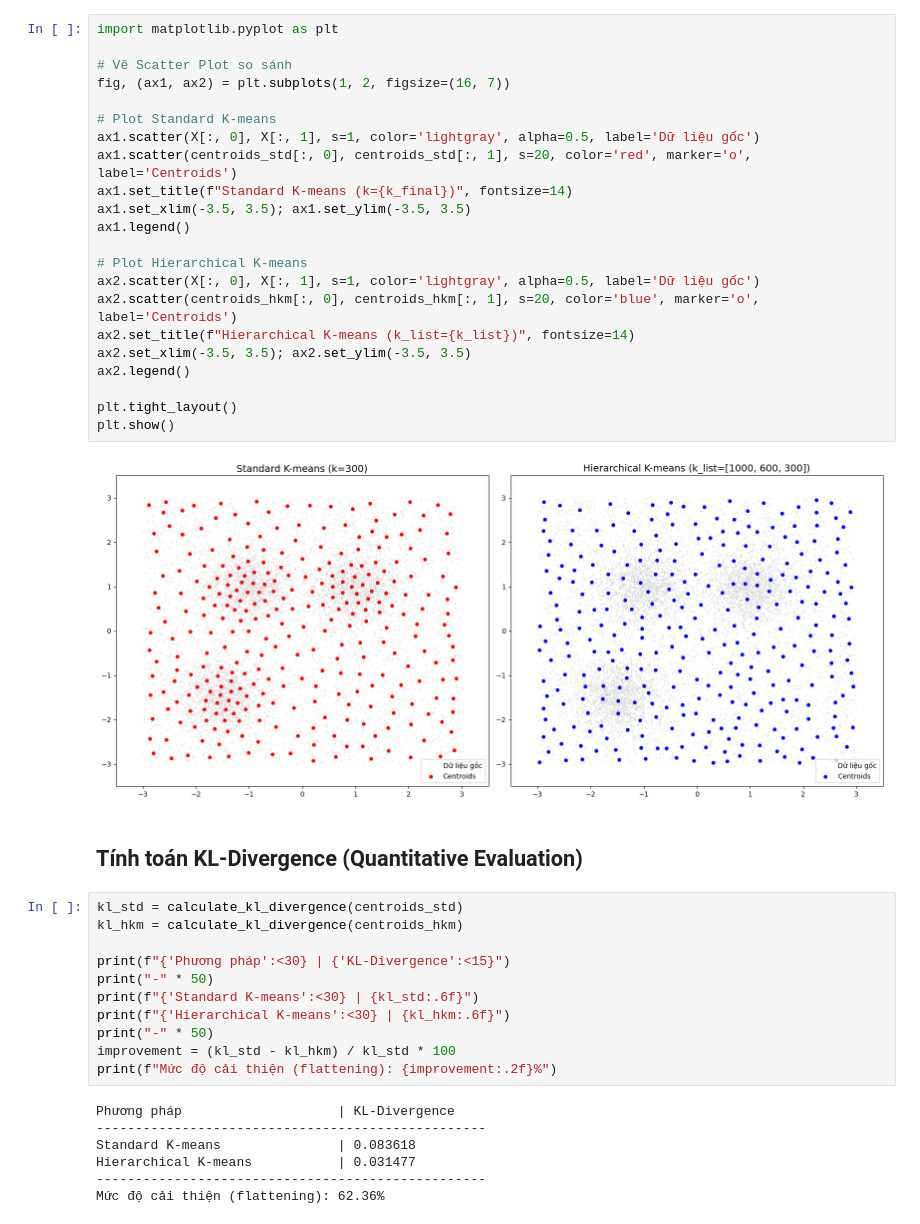
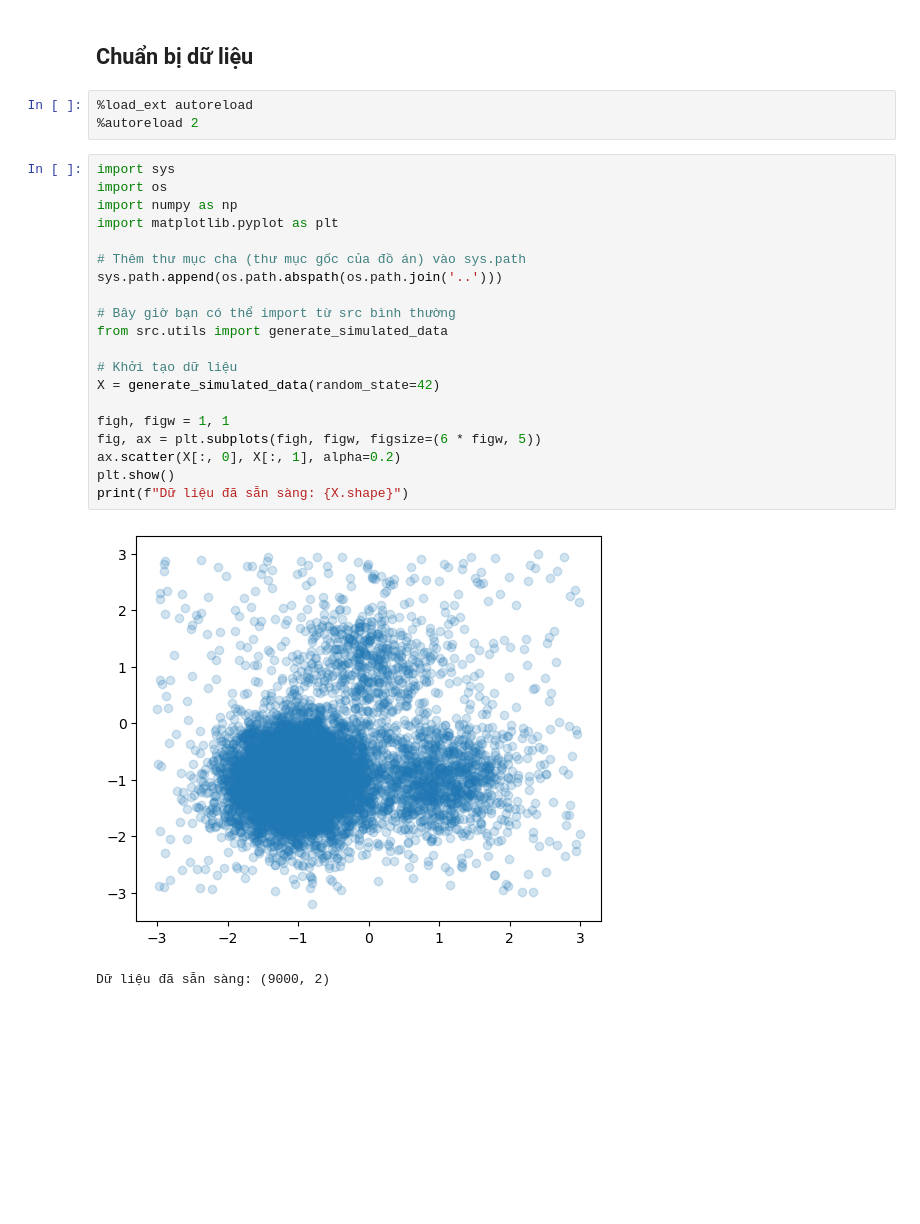
Before and after one commit to pqthinh232/Data-Mining-Lab-3-Clustering-and-its-applications, a Jupyter notebook: notebooks/01_main_experiments.ipynb, the cells around one changed output. Saved outputs shown, nothing was run; the diff lists cells and outputs as text; blank space fills up the shorter version.

```diff
--- a/notebooks/01_main_experiments.ipynb
+++ b/notebooks/01_main_experiments.ipynb
@@ -83,44 +1,28 @@ centroids_hkm = results["final_centroids"]
-# %%
-import matplotlib.pyplot as plt
-
-# Vẽ Scatter Plot so sánh
-fig, (ax1, ax2) = plt.subplots(1, 2, figsize=(16, 7))
-
-# Plot Standard K-means
-ax1.scatter(X[:, 0], X[:, 1], s=1, color='lightgray', alpha=0.5, label='Dữ liệu gốc')
-ax1.scatter(centroids_std[:, 0], centroids_std[:, 1], s=20, color='red', marker='o', label='Centroids')
-ax1.set_title(f"Standard K-means (k={k_final})", fontsize=14)
-ax1.set_xlim(-3.5, 3.5); ax1.set_ylim(-3.5, 3.5)
-ax1.legend()
-
-# Plot Hierarchical K-means
-ax2.scatter(X[:, 0], X[:, 1], s=1, color='lightgray', alpha=0.5, label='Dữ liệu gốc')
-ax2.scatter(centroids_hkm[:, 0], centroids_hkm[:, 1], s=20, color='blue', marker='o', label='Centroids')
-ax2.set_title(f"Hierarchical K-means (k_list={k_list})", fontsize=14)
-ax2.set_xlim(-3.5, 3.5); ax2.set_ylim(-3.5, 3.5)
-ax2.legend()
-
-plt.tight_layout()
-plt.show()
-# %% [output]
-[figure, removed]
-# %% [markdown]
-## Tính toán KL-Divergence (Quantitative Evaluation)
-# %%
-kl_std = calculate_kl_divergence(centroids_std)
-kl_hkm = calculate_kl_divergence(centroids_hkm)
-
-print(f"{'Phương pháp':<30} | {'KL-Divergence':<15}")
-print("-" * 50)
-print(f"{'Standard K-means':<30} | {kl_std:.6f}")
-print(f"{'Hierarchical K-means':<30} | {kl_hkm:.6f}")
-print("-" * 50)
-improvement = (kl_std - kl_hkm) / kl_std * 100
-print(f"Mức độ cải thiện (flattening): {improvement:.2f}%")
-# %% [output]
-Phương pháp                    | KL-Divergence
---------------------------------------------------
-Standard K-means               | 0.083618
-Hierarchical K-means           | 0.031477
---------------------------------------------------
-Mức độ cải thiện (flattening): 62.36%
+# %% [markdown]
+## Chuẩn bị dữ liệu
+# %%
+%load_ext autoreload
+%autoreload 2
+# %%
+import sys
+import os
+import numpy as np
+import matplotlib.pyplot as plt
+
+# Thêm thư mục cha (thư mục gốc của đồ án) vào sys.path
+sys.path.append(os.path.abspath(os.path.join('..')))
+
+# Bây giờ bạn có thể import từ src bình thường
+from src.utils import generate_simulated_data
+
+# Khởi tạo dữ liệu
+X = generate_simulated_data(random_state=42)
+
+figh, figw = 1, 1
+fig, ax = plt.subplots(figh, figw, figsize=(6 * figw, 5))
+ax.scatter(X[:, 0], X[:, 1], alpha=0.2)
+plt.show()
+print(f"Dữ liệu đã sẵn sàng: {X.shape}")
+# %% [output]
+[figure, added]
+Dữ liệu đã sẵn sàng: (9000, 2)
```
Also changed, not shown: parts of 14 cells of this notebook, 4 other files.
